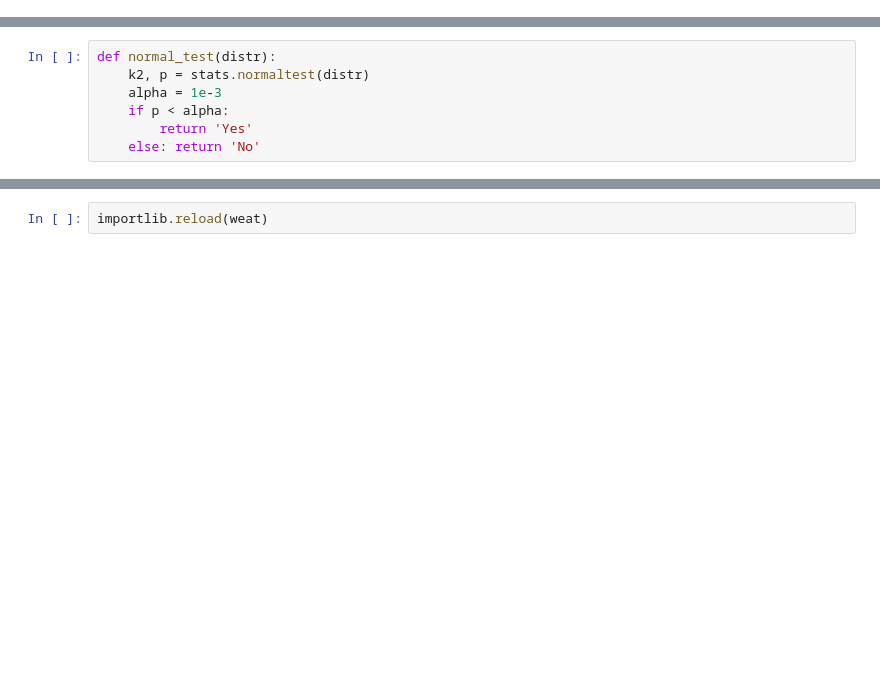
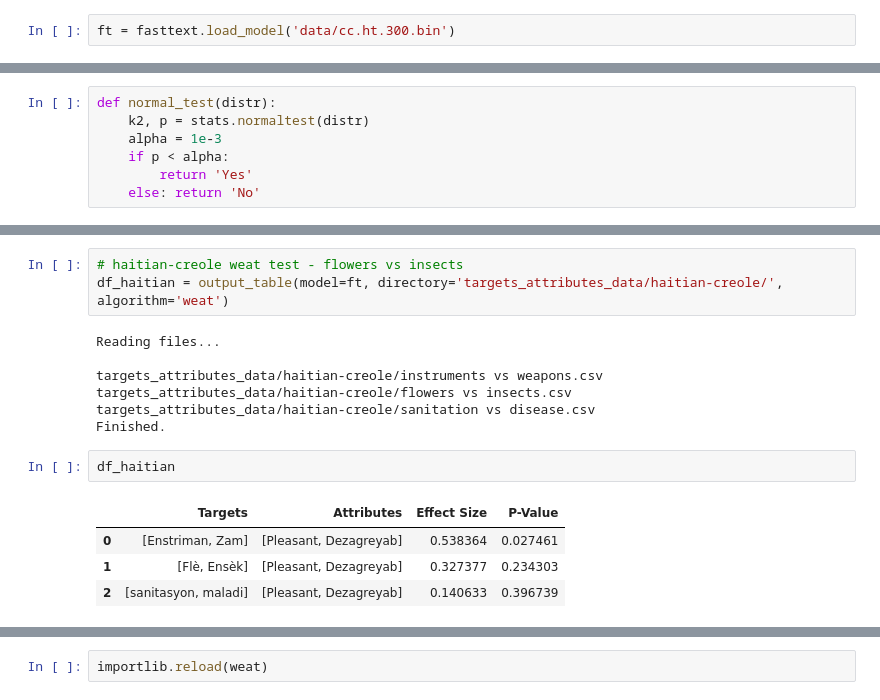
Before and after one commit to adimaini/WEAT-WEFAT, a Jupyter notebook: main.ipynb, the cells around one changed output, grey strips where cells are left out. Saved outputs shown, nothing was run; the diff lists cells and outputs as text; blank space fills up the shorter version.

Commit message:
fastText changes, adding haitian word association tests

```diff
--- a/main.ipynb
+++ b/main.ipynb
@@ -34,0 +39,2 @@ Loading glove model...
+# %%
+ft = fasttext.load_model('data/cc.ht.300.bin')
@@ -175,3 +185,20 @@ def output_table(model, algorithm, directory=None, filepath=None):
 
     print('Finished.')
     return output_df
+# %%
+# haitian-creole weat test - flowers vs insects
+df_haitian = output_table(model=ft, directory='targets_attributes_data/haitian-creole/', algorithm='weat')
+# %% [output]
+Reading files...
+
+targets_attributes_data/haitian-creole/instruments vs weapons.csv
+targets_attributes_data/haitian-creole/flowers vs insects.csv
+targets_attributes_data/haitian-creole/sanitation vs disease.csv
+Finished.
+# %%
+df_haitian
+# %% [output]
+|  | Targets | Attributes | Effect Size | P-Value |
+| 0 | [Enstriman, Zam] | [Pleasant, Dezagreyab] | 0.538364 | 0.027461 |
+| 1 | [Flè, Ensèk] | [Pleasant, Dezagreyab] | 0.327377 | 0.234303 |
+| 2 | [sanitasyon, maladi] | [Pleasant, Dezagreyab] | 0.140633 | 0.396739 |
```
Also changed, not shown: parts of 6 cells of this notebook, 16 other files.
